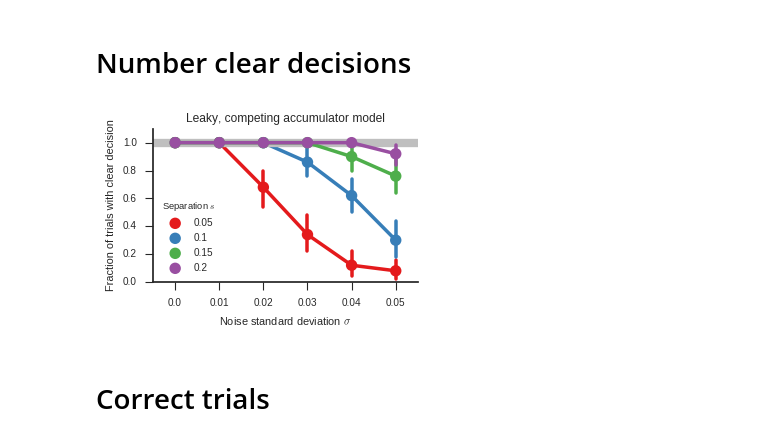
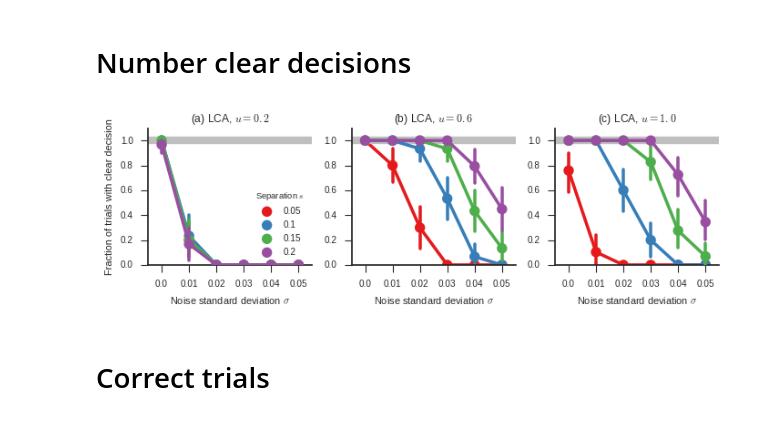
Before and after one commit to ctn-waterloo/cogsci17-decide, a Jupyter notebook: notebooks/Data based plots.ipynb, the cells around one changed output. Saved outputs shown, nothing was run; the diff lists cells and outputs as text; code cells hidden in the pictures.

```diff
--- a/notebooks/Data based plots.ipynb
+++ b/notebooks/Data based plots.ipynb
@@ -25,20 +30,35 @@ cond_order = ['UMcC, 1.0, False', 'DD, 1.0, False', 'DD, 0.2, False', 'DD, 1.0,
 dfd = df.query('decided == True')
 # %% [markdown]
 # Number clear decisions
-# %%
-fig = plt.figure(figsize=(col_w, col_w / 1.4))
-sns.pointplot('noise', 'decided', 'target_sep', data=df.query('network == "UsherMcClelland" and baseline == 1.'),
-              palette='Set1')
-plt.axhline(y=1., lw=6, c=(0.75, 0.75, 0.75))
-plt.ylim(0, 1.1)
-plt.xlabel(r"Noise standard deviation $\sigma$")
-plt.ylabel("Fraction of trials with clear decision")
-plt.title("Leaky, competing accumulator model")
-plt.gca().get_legend().set_title("Separation $s$")
-sns.despine()
-plt.tight_layout()
-# %% [output]
-[figure, removed]
+# %%
+baselines = sorted(df['baseline'].unique())
+
+fig = plt.figure(figsize=(full_w, col_w / 1.4))
+ax = None
+for i, baseline in enumerate(baselines):
+    ax = fig.add_subplot(1, len(baselines), i + 1, sharey=ax)
+    plot_optimum_line(ax, 1.)
+    sns.pointplot('noise', 'decided', 'target_sep',
+                  data=df.query('network == "UsherMcClelland" and baseline == {}'.format(baseline)),
+                  palette='Set1')
+
+    ax.set_title("({}) LCA, $u={}$".format(string.ascii_lowercase[i], baseline))
+    ax.set_xlabel(r"Noise standard deviation $\sigma$")
+    if i == 0:
+        ax.set_ylabel("Fraction of trials with clear decision")
+    else:
+        ax.set_ylabel("")
+
+    if i == 0:
+        ax.get_legend().set_title("Separation $s$")
+    else:
+        ax.legend().remove()
+
+ax.set_ylim(0., 1.1)
+sns.despine()
+fig.tight_layout()
+# %% [output]
+[figure, added]
 # %%
 savefig(fig, 'decisions')
 # %% [markdown]
```
Also changed, not shown: parts of 11 cells of this notebook, 5 other files.
